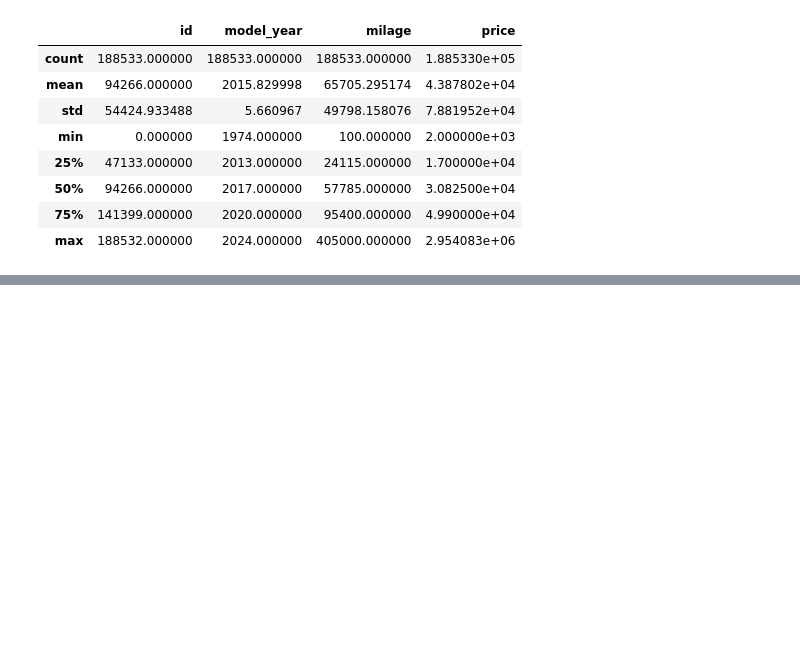
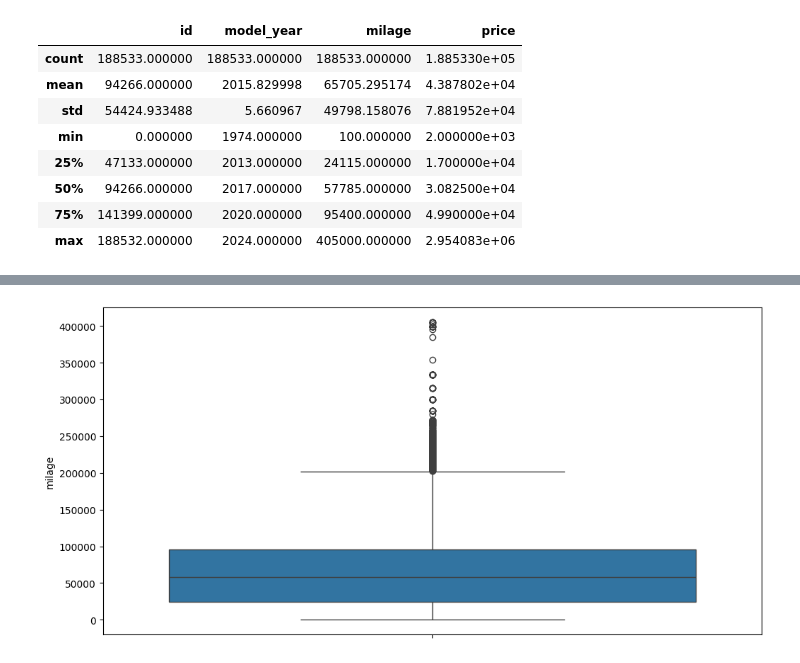
Before and after one commit to zishan044/car_price_prediction, a Jupyter notebook: notebooks/initial_exploration.ipynb, the cells around one changed output, grey strips where cells are left out. Cells and saved outputs as stored; diff of their text form; code cells hidden in the pictures; blank space fills up the shorter version.

```diff
--- a/notebooks/initial_exploration.ipynb
+++ b/notebooks/initial_exploration.ipynb
@@ -112,0 +259,6 @@ sns.scatterplot(data=cars,x='milage', y='price', hue='brand')
+# %%
+import numpy as np
+plt.figure(figsize=(12,6))
+sns.boxplot(cars['milage'])
+plt.show()
+# %% [output]
@@ -112,0 +266 @@ sns.scatterplot(data=cars,x='milage', y='price', hue='brand')
+[figure, added]
```
Also changed, not shown: parts of 55 cells of this notebook, 1 other file.
